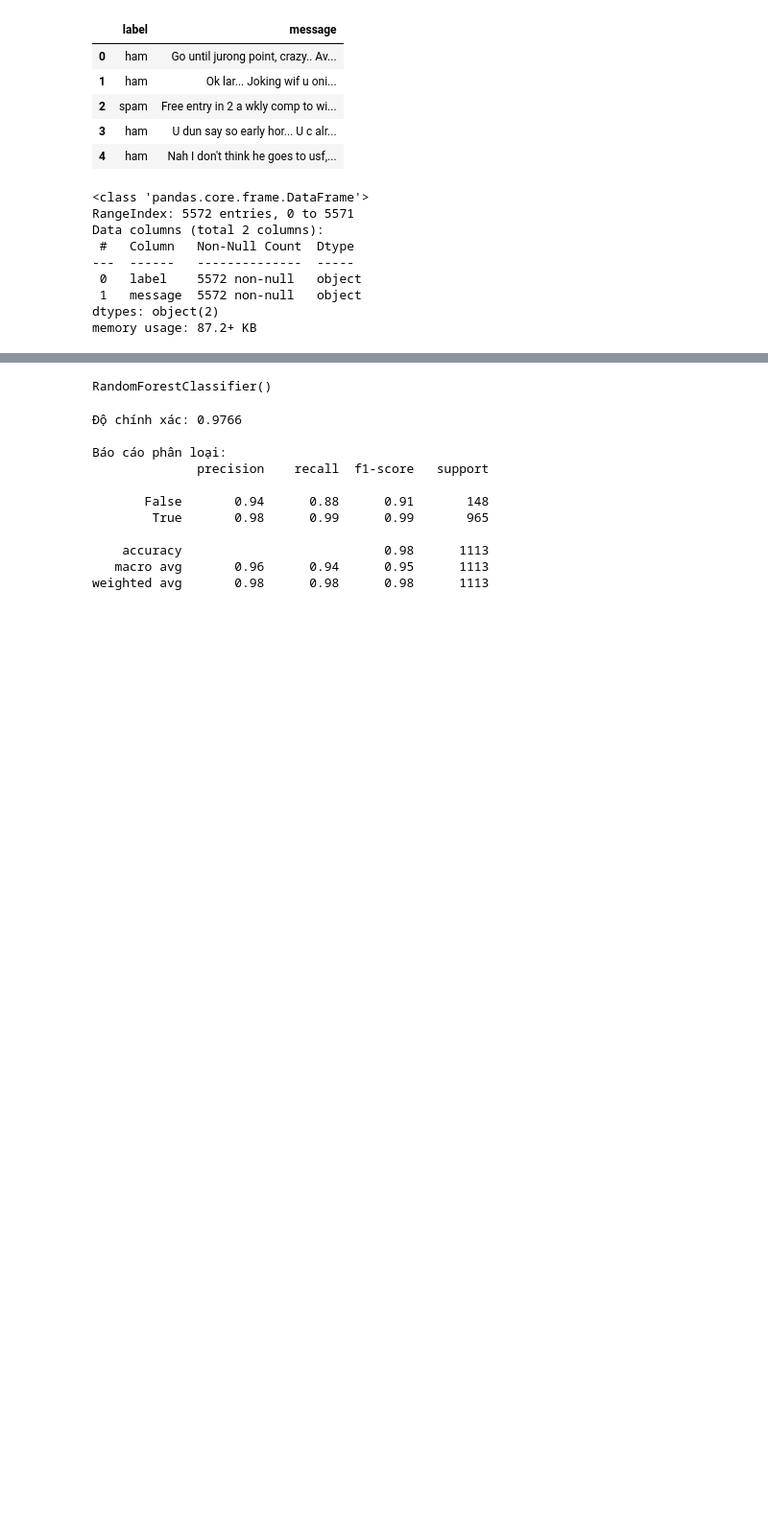
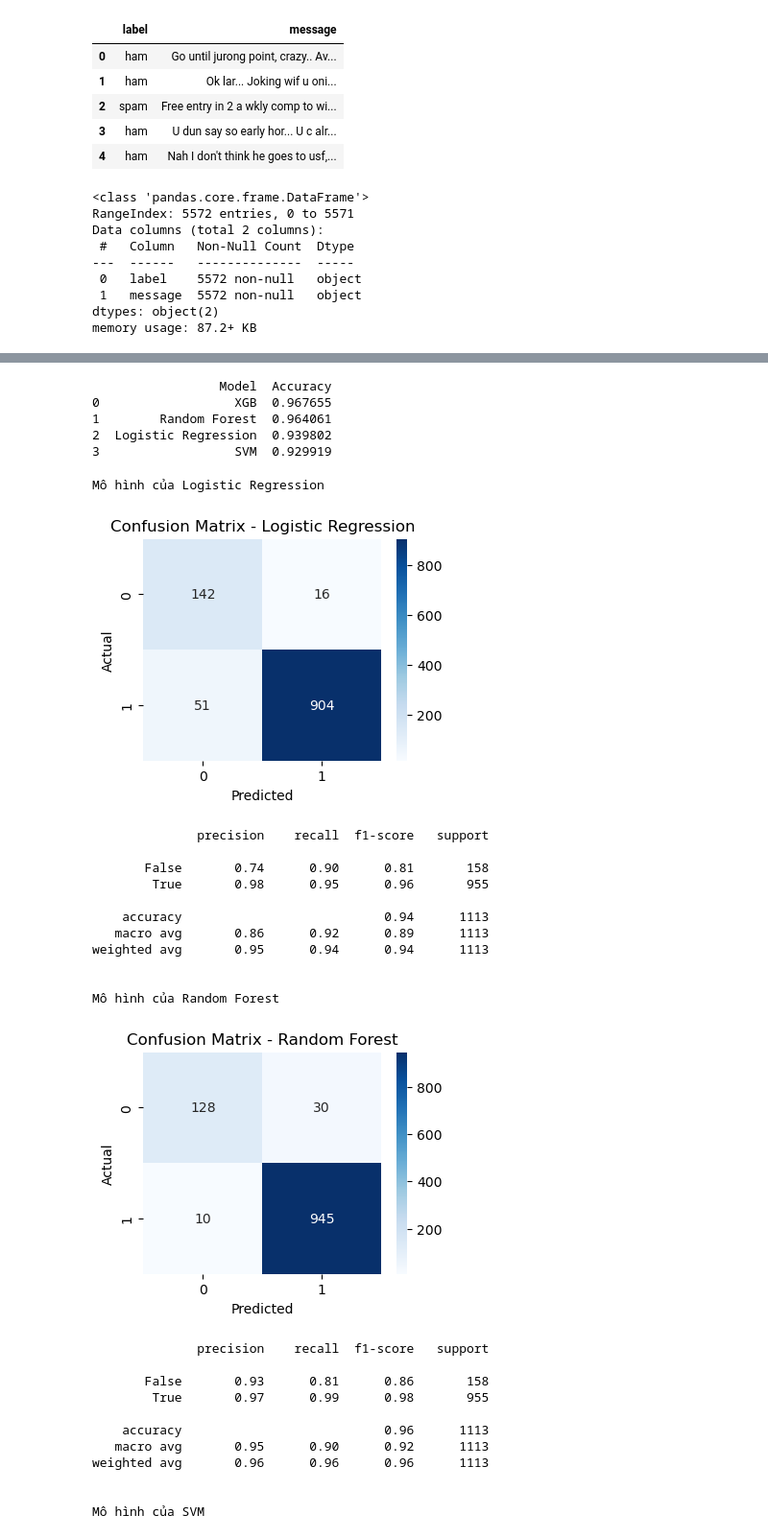
Before and after one commit to tuananhudu/Learn_AI, a Jupyter notebook: Model/Email_Spam/main.ipynb, the cells around one changed output, grey strips where cells are left out. Shown at 96% size. Drawn from its saved outputs; the diff is of its cells as text; code cells hidden in the pictures; blank space fills up the shorter version.

```diff
--- a/Model/Email_Spam/main.ipynb
+++ b/Model/Email_Spam/main.ipynb
@@ -90,0 +109,4 @@ weighted avg       0.94      0.94      0.94      1113
+# %%
+for res in results :
+    print(f"Mo hinh cua {res['Model']}")
+    print(res['Class_report'])
@@ -93,6 +134,0 @@ from sklearn.ensemble import RandomForestClassifier
-# %%
-model = RandomForestClassifier()
-# %%
-model.fit(X_train , y_train)
-# %% [output]
-RandomForestClassifier()
@@ -101,17 +134,0 @@ y_pred = model.predict(X_test)
-# %%
-accuracy = accuracy_score(y_test, y_pred)
-print(f"Độ chính xác: {accuracy:.4f}")
-print("\nBáo cáo phân loại:")
-print(classification_report(y_test, y_pred))
-# %% [output]
-Độ chính xác: 0.9766
-
-Báo cáo phân loại:
-              precision    recall  f1-score   support
-
-       False       0.94      0.88      0.91       148
-        True       0.98      0.99      0.99       965
-
-    accuracy                           0.98      1113
-   macro avg       0.96      0.94      0.95      1113
-weighted avg       0.98      0.98      0.98      1113
@@ -117,0 +174,49 @@ weighted avg       0.98      0.98      0.98      1113
+# %%
+df = pd.DataFrame([{'Model': r['Model'], 'Accuracy': r['Accuracy']} for r in results])
+df = df.sort_values(by='Accuracy', ascending=False).reset_index(drop=True)
+print(df)
+# %% [output]
+                 Model  Accuracy
+0                  XGB  0.967655
+1        Random Forest  0.964061
+2  Logistic Regression  0.939802
+3                  SVM  0.929919
+# %%
+
+for res in results:
+    print(f"\nMô hình của {res['Model']}")
+
+    plt.figure(figsize=(4, 3))
+    sns.heatmap(res['cm'], annot=True, fmt='d', cmap='Blues')
+    plt.title(f"Confusion Matrix - {res['Model']}")
+    plt.xlabel("Predicted")
+    plt.ylabel("Actual")
+    plt.show()
+
+    print(res['report'])
+# %% [output]
+Mô hình của Logistic Regression
+[figure, added]
+              precision    recall  f1-score   support
+
+       False       0.74      0.90      0.81       158
+        True       0.98      0.95      0.96       955
+
+    accuracy                           0.94      1113
+   macro avg       0.86      0.92      0.89      1113
+weighted avg       0.95      0.94      0.94      1113
+
+
+Mô hình của Random Forest
+[figure, added]
+              precision    recall  f1-score   support
+
+       False       0.93      0.81      0.86       158
+        True       0.97      0.99      0.98       955
+
+    accuracy                           0.96      1113
+   macro avg       0.95      0.90      0.92      1113
+weighted avg       0.96      0.96      0.96      1113
+
+
+Mô hình của SVM
```
Also changed, not shown: parts of 18 cells of this notebook, 3 other files.
